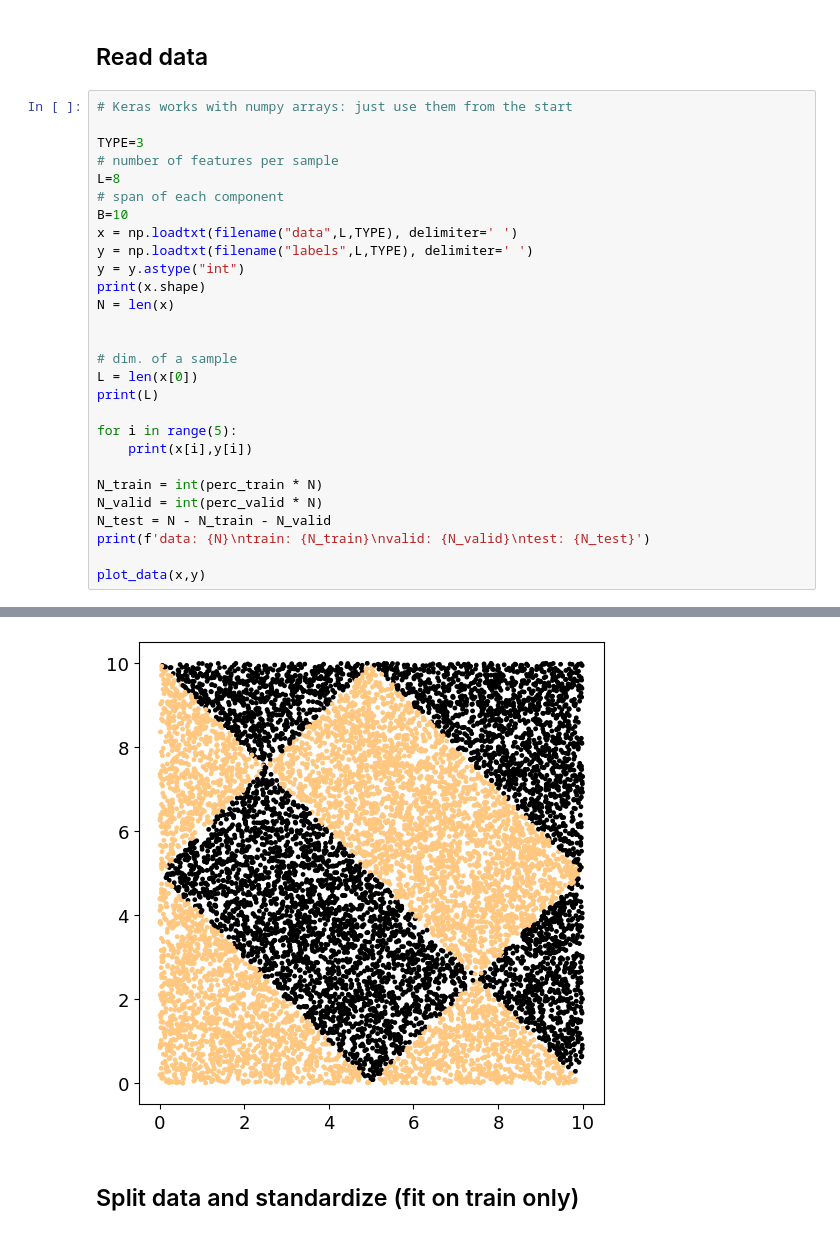
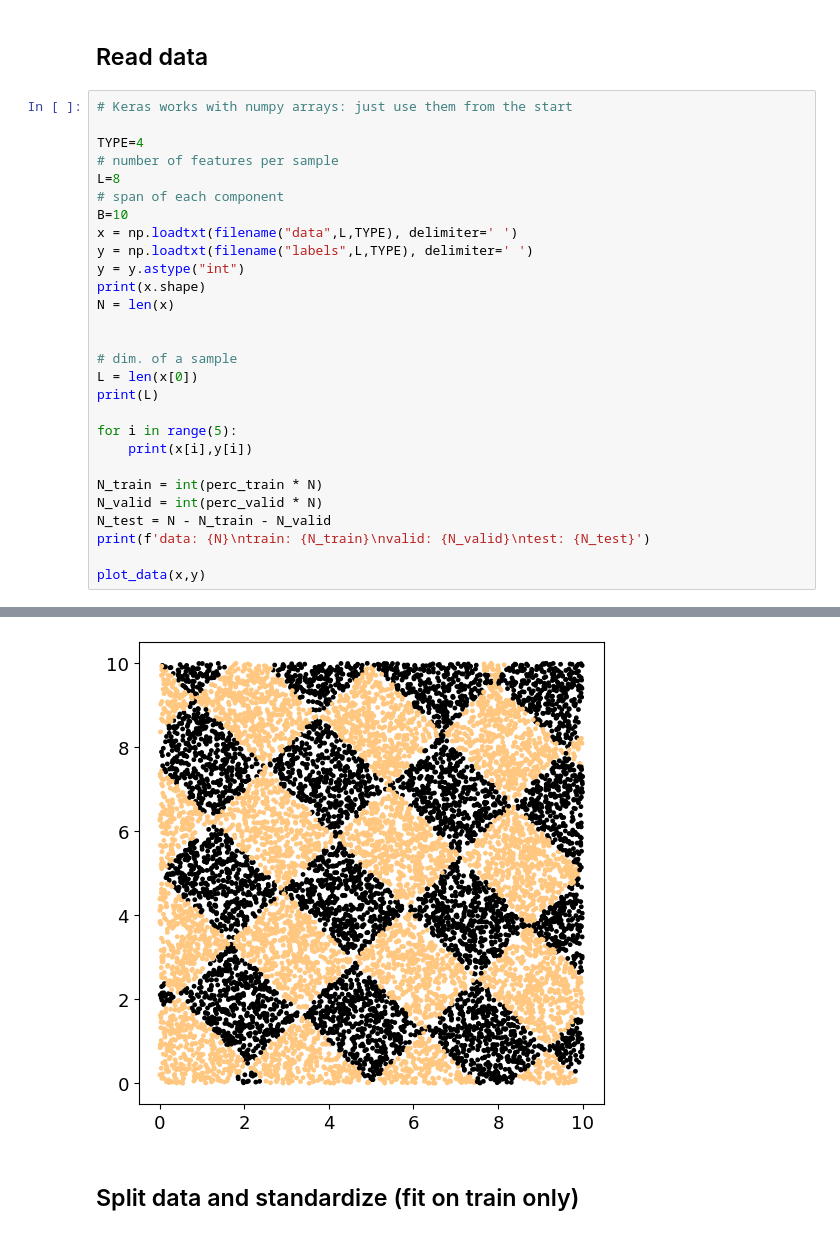
Before and after one commit to nicolomeneguzzo/LCP_B_exercise, a Jupyter notebook: ex1/analise_data_DNN_2026.ipynb, the cells around one changed output, grey strips where cells are left out. Drawn from its saved outputs; the diff is of its cells as text.

```diff
--- a/ex1/analise_data_DNN_2026.ipynb
+++ b/ex1/analise_data_DNN_2026.ipynb
@@ -31,7 +31,7 @@ assert abs(perc_train + perc_valid + perc_test - 1.0) < 1e-12
 # %%
 # Keras works with numpy arrays: just use them from the start
 
-TYPE=3
+TYPE=4
 # number of features per sample
 L=8
 # span of each component
@@ -64,16 +64,16 @@ plot_data(x,y)
 [7.47714809 9.61306736 0.08388298 1.06444377 2.98703714 6.56411183
  8.09812553 8.72175914] 0
 [9.64647597 7.23685347 6.42475328 7.17453621 4.67599007 3.25584678
  4.39644606 7.29689083] 0
 [9.94014586 6.76873712 7.90822518 1.70914258 0.26849276 8.00370244
  9.03722538 0.2467621 ] 0
 [4.91747318 5.26255167 5.9636601  0.51957545 8.95089528 7.2826618
  8.18350011 5.00222753] 1
 data: 12000
 train: 8400
 valid: 1800
 test: 1800
-[figure, old version]
+[figure, new version]
 # %% [markdown]
 ## Split data and standardize (fit on train only)
 # %%
```
Also changed, not shown: parts of 6 cells of this notebook, 53 other files.
